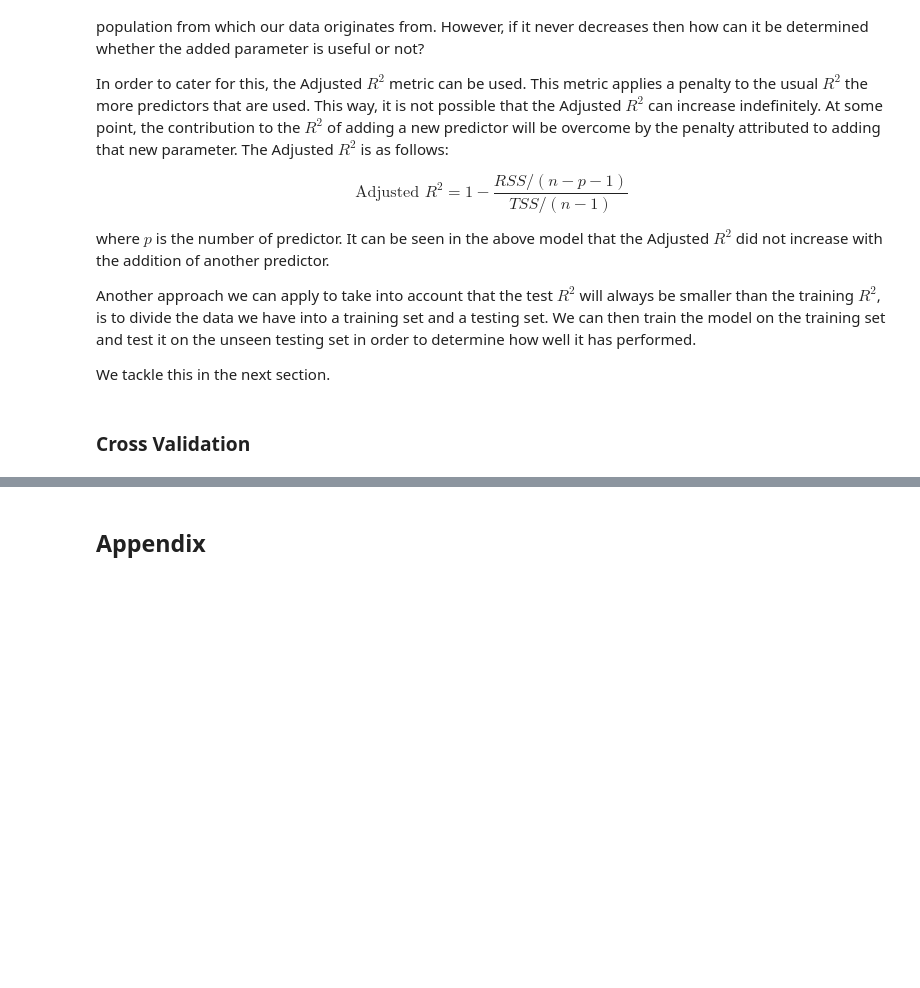
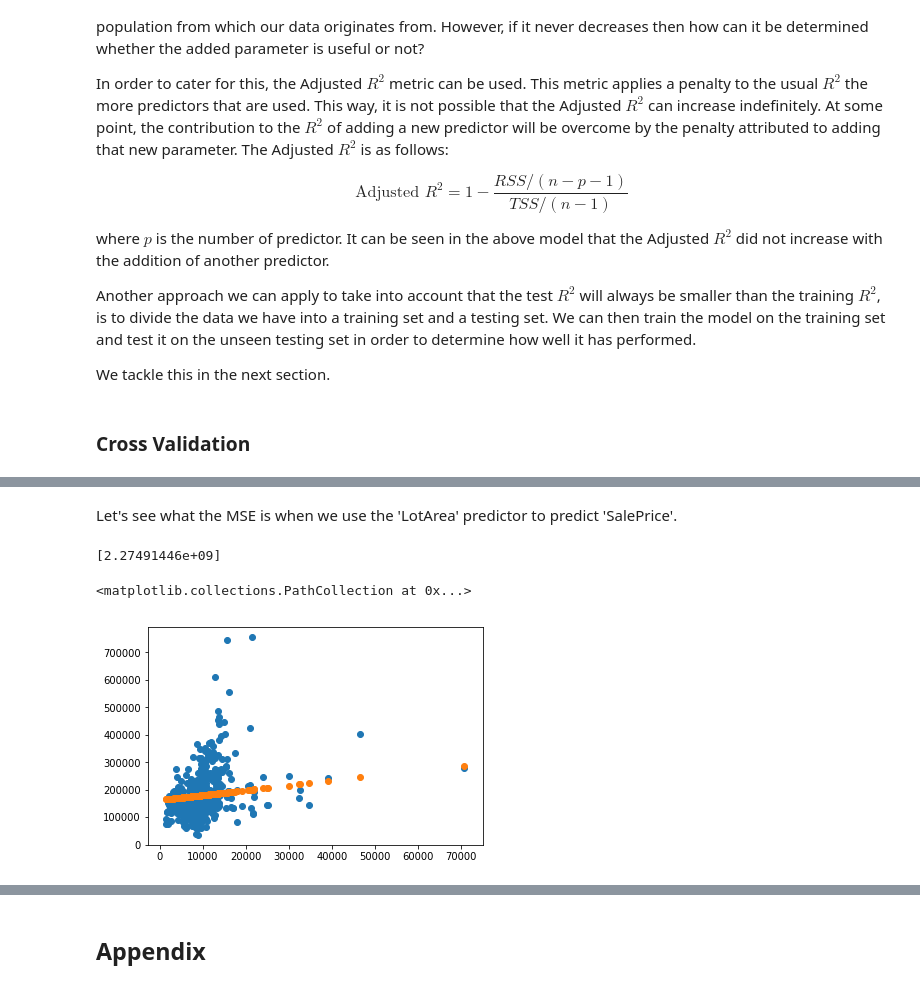
Before and after one commit to TanselArif-21/LinearRegression, a Jupyter notebook: LinearRegression.ipynb, the cells around one changed output, grey strips where cells are left out. Drawn from its saved outputs; the diff is of its cells as text; code cells hidden in the pictures; blank space fills up the shorter version.

Commit message:
Adding Cross Validation on the house price dataset along with leave one out cross validation.

```diff
--- a/LinearRegression.ipynb
+++ b/LinearRegression.ipynb
@@ -628,7 +628,7 @@ def TSS_RSS(y_observed,y_fitted):
     # Get the mean of the observed values
     y_bar = np.mean(y_observed)
 
-    for i in range(len(X)):
+    for i in range(len(y_observed)):
         TSS += (y_observed[i] - y_bar)**2
         RSS += (y_observed[i] - y_fitted[i])**2
 
@@ -1555,0 +1601,34 @@ Going further, we can divide the entire dataset into roughly $n/k$ subsets. We c
+# %% [markdown]
+Let's see what the MSE is when we use the 'LotArea' predictor to predict 'SalePrice'.
+# %%
+# The predictor and response
+X = housePrice['LotArea'].values.reshape(-1,1)
+y = housePrice['SalePrice'].values.reshape(-1,1)
+
+# Make 33% of this dataset a test set
+X_train, X_test, y_train, y_test = train_test_split(X, y, test_size=0.33, random_state=42)
+
+# Linear Regression model object
+model = LinearRegression()
+
+# Fit this model using the training data
+model.fit(X_train,y_train)
+
+# Predict
+predictions = model.predict(X_test)
+
+# Get the RSS
+tss,rss = TSS_RSS(y_test,predictions)
+
+# The MSE is RSS/n_test
+MSE = rss/len(y_test)
+
+print('The MSE is {}'.format(MSE))
+
+# Plot the predictions
+plt.scatter(X_test,y_test)
+plt.scatter(X_test,predictions)
+# %% [output]
+[2.27491446e+09]
+<matplotlib.collections.PathCollection at 0x...>
+[figure, added]
```
Also changed, not shown: parts of 28 cells of this notebook.
